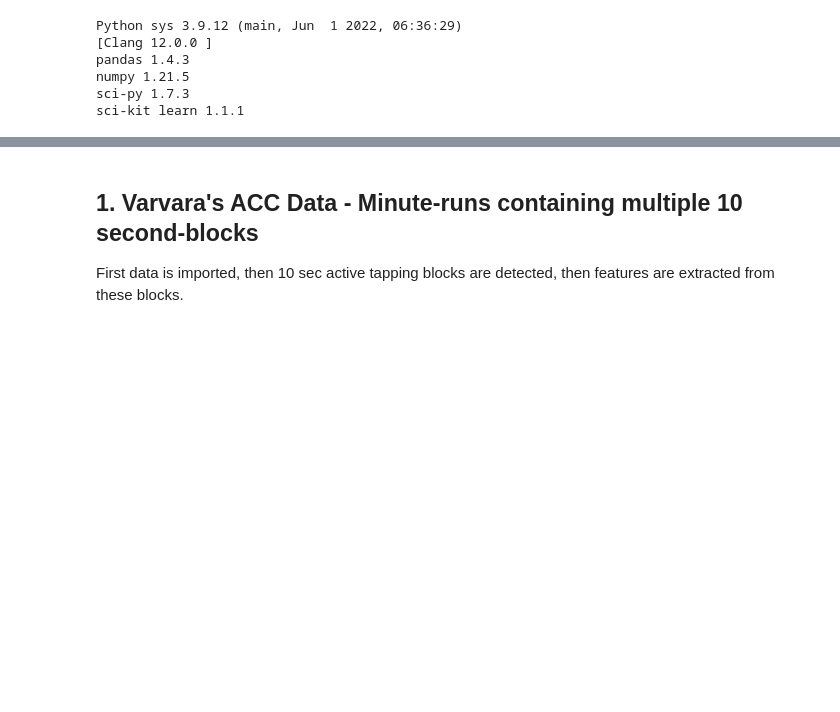
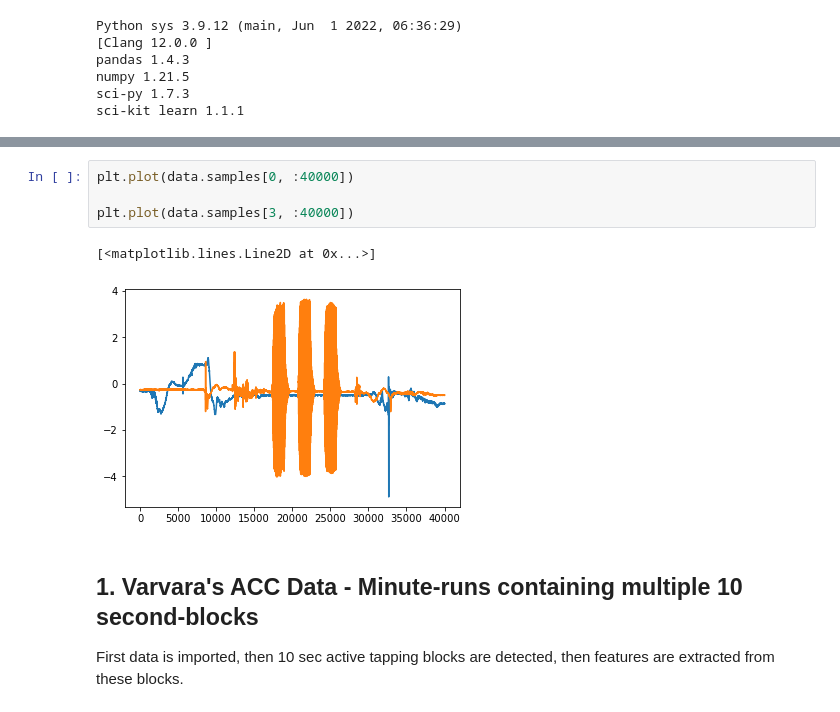
Before and after one commit to jgvhabets/updrsTapping, a Jupyter notebook: updrsTapping_main_run.ipynb, the cells around one changed output, grey strips where cells are left out. Drawn from its saved outputs; the diff is of its cells as text; blank space fills up the shorter version.

```diff
--- a/updrsTapping_main_run.ipynb
+++ b/updrsTapping_main_run.ipynb
@@ -92,3 +131,10 @@ import tap_extract_fts.tapping_feat_boxplots as fts_boxplot
+# %%
+plt.plot(data.samples[0, :40000])
+
+plt.plot(data.samples[3, :40000])
+# %% [output]
+[<matplotlib.lines.Line2D at 0x...>]
+[figure, added]
 # %% [markdown]
 ## 1. Varvara's ACC Data - Minute-runs containing multiple 10 second-blocks
 
```
Also changed, not shown: parts of 8 cells of this notebook, 6 other files.
